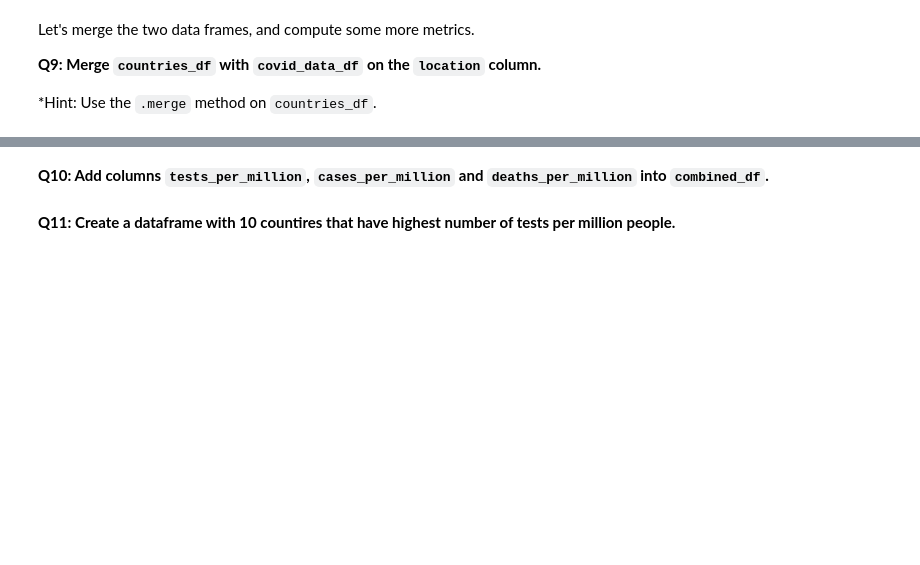
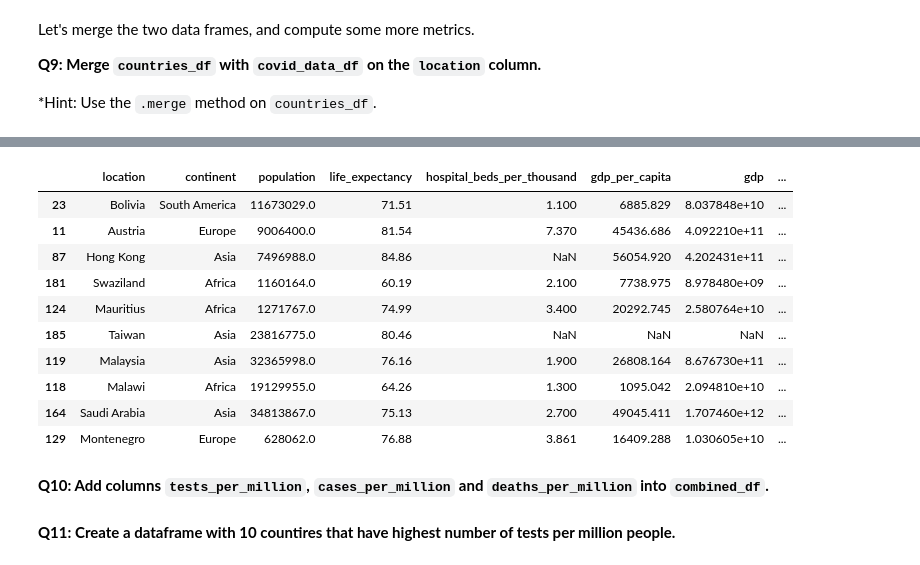
Before and after one commit to shakeelrifathcse/Data_analysis_pract_using_python, a Jupyter notebook: pandas_practice_assignment.ipynb, the cells around one changed output, grey strips where cells are left out. Cells and saved outputs as stored; diff of their text form; code cells hidden in the pictures; blank space fills up the shorter version.

```diff
--- a/pandas_practice_assignment.ipynb
+++ b/pandas_practice_assignment.ipynb
@@ -293,3 +363,7 @@ Let's merge the two data frames, and compute some more metrics.
 **Q9: Merge `countries_df` with `covid_data_df` on the `location` column.**
 
 *Hint: Use the `.merge` method on `countries_df`.
+# %%
+combined_df = c_df.merge(covid_data_df, on = "location")
+
+c_df
@@ -296,2 +400,14 @@ Let's merge the two data frames, and compute some more metrics.
 # %%
-combined_df = ???
+combined_df.sample(10)
+# %% [output]
+|  | location | continent | population | life_expectancy | hospital_beds_per_thousand | gdp_per_capita | gdp | ... |
+| 23 | Bolivia | South America | 11673029.0 | 71.51 | 1.100 | 6885.829 | 8.037848e+10 | ... |
+| 11 | Austria | Europe | 9006400.0 | 81.54 | 7.370 | 45436.686 | 4.092210e+11 | ... |
+| 87 | Hong Kong | Asia | 7496988.0 | 84.86 | NaN | 56054.920 | 4.202431e+11 | ... |
+| 181 | Swaziland | Africa | 1160164.0 | 60.19 | 2.100 | 7738.975 | 8.978480e+09 | ... |
+| 124 | Mauritius | Africa | 1271767.0 | 74.99 | 3.400 | 20292.745 | 2.580764e+10 | ... |
+| 185 | Taiwan | Asia | 23816775.0 | 80.46 | NaN | NaN | NaN | ... |
+| 119 | Malaysia | Asia | 32365998.0 | 76.16 | 1.900 | 26808.164 | 8.676730e+11 | ... |
+| 118 | Malawi | Africa | 19129955.0 | 64.26 | 1.300 | 1095.042 | 2.094810e+10 | ... |
+| 164 | Saudi Arabia | Asia | 34813867.0 | 75.13 | 2.700 | 49045.411 | 1.707460e+12 | ... |
+| 129 | Montenegro | Europe | 628062.0 | 76.88 | 3.861 | 16409.288 | 1.030605e+10 | ... |
```
Also changed, not shown: parts of 35 cells of this notebook.
